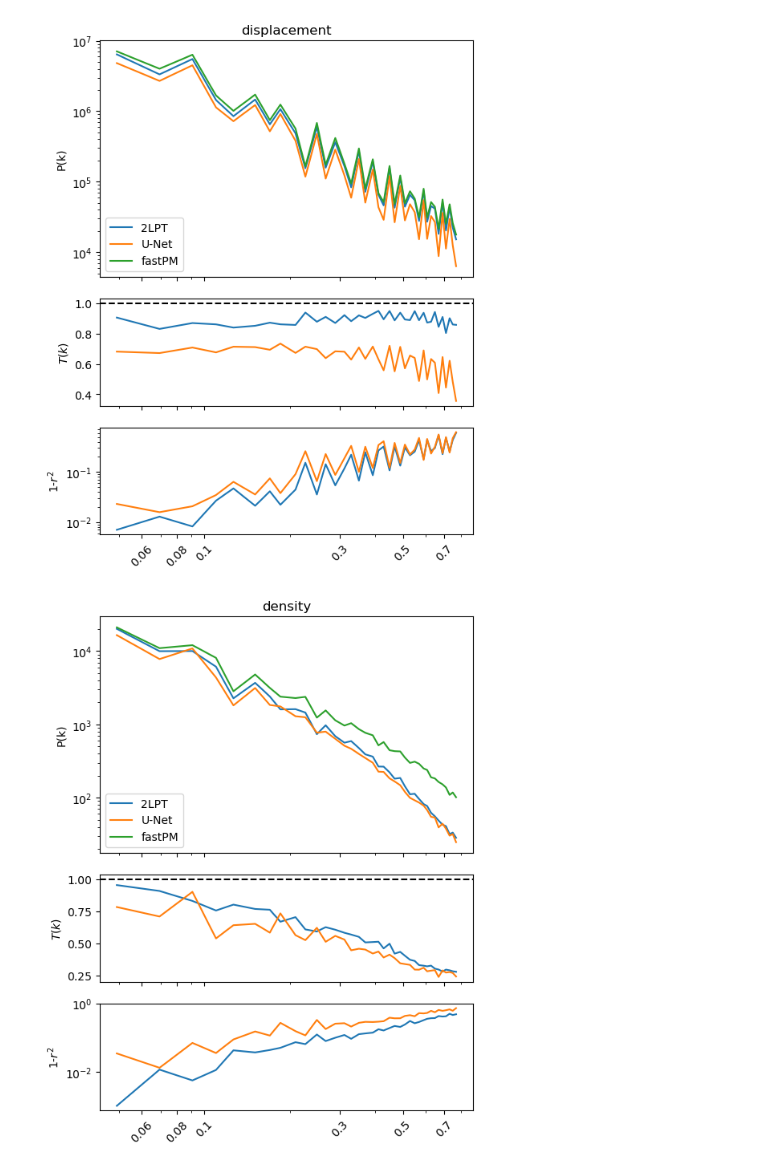
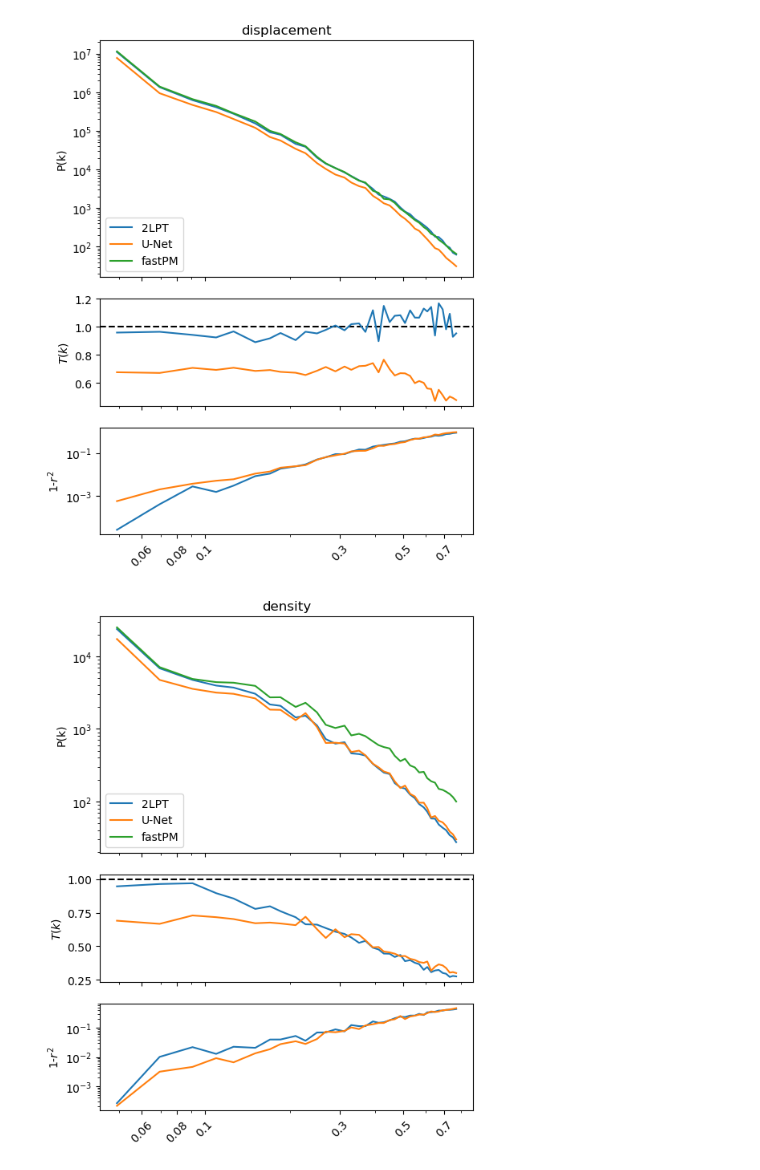
Before and after one commit to spilopelia/fyp_deeplearning, a Jupyter notebook: central_cluster_evaluation/evaluation.ipynb, the cells around one changed output. Saved outputs shown, nothing was run; the diff lists cells and outputs as text; code cells hidden in the pictures.

```diff
--- a/central_cluster_evaluation/evaluation.ipynb
+++ b/central_cluster_evaluation/evaluation.ipynb
@@ -11,12 +8,12 @@ import numpy as np
 from nbodykit.lab import FFTPower
 import matplotlib.pyplot as plt
 # %%
-fastpm_folder_name='data_collection/mlsimdata17/results-fastpm-random_seed-2084544-folder-mlsimdata17'
-za_folder_name='data_collection/mlsimdata17/results-za-random_seed-2084544-folder-mlsimdata17'
-twolpt_folder_name='data_collection/mlsimdata17/results-2lpt-random_seed-2084544-folder-mlsimdata17'
+fastpm_folder_name='data_collection/mlsimdata10/results-fastpm-random_seed-229761-folder-mlsimdata10'
+za_folder_name='data_collection/mlsimdata10/results-za-random_seed-229761-folder-mlsimdata10'
+twolpt_folder_name='data_collection/mlsimdata10/results-2lpt-random_seed-229761-folder-mlsimdata10'
 # %%
-seed='2084544'
-folder='mlsimdata17'
+seed='229761'
+folder='mlsimdata10'
 # %%
 model_path='/lustre/project/tkcastrosim/CKWan/ml/model_checkpoints/lr1e-3/best-checkpoint-epoch=45.ckpt'
 # %%
@@ -84,7 +81,7 @@ fastpm_initial_mesh = fastpm_initial_part.to_mesh(Nmesh=32,BoxSize=128)
 
 pos_initial = fastpm_initial_part['Position'].compute().reshape(32, 32, 32, 3).transpose(3, 0, 1, 2)
 
-za_displacement = np.load('/lustre/project/tkcastrosim/CKWan/fastpm-master/mlsim/data_collection/mlsimdata_npy/'+folder+'/'+seed+'.npy')[:,:,:,6:9]
+za_displacement = np.load('/lustre/project/tkcastrosim/CKWan/fastpm-master/mlsim/data_collection/mlsimdata_npy2/'+folder+'/'+seed+'.npy')[:,:,:,6:9]
 za_tensor = torch.tensor(za_displacement, dtype=torch.float32).permute(3, 0, 1, 2).unsqueeze(0)
 
 from model1021 import Lpt2NbodyNetLightning
@@ -252,33 +249,33 @@ def plot_pow(k,powNbody,powLPT,powRecon,LxN,RxN,title):
 # %%
 %matplotlib inline
 import torch
 
 fastpm_initial_part = BigFileCatalog('/lustre/project/tkcastrosim/CKWan/fastpm-master/mlsim/'+fastpm_folder_name+'/fastpm_0.0099', dataset='1/', header='Header')
 fastpm_initial_mesh = fastpm_initial_part.to_mesh(Nmesh=32,BoxSize=128)
 
 pos_initial = fastpm_initial_part['Position'].compute().reshape(32, 32, 32, 3).transpose(3, 0, 1, 2)
 
-za_displacement = np.load('/lustre/project/tkcastrosim/CKWan/fastpm-master/mlsim/data_collection/mlsimdata_npy/'+folder+'/'+seed+'.npy')[:,:,:,6:9]
-twolpt_displacement = np.load('/lustre/project/tkcastrosim/CKWan/fastpm-master/mlsim/data_collection/mlsimdata_npy/'+folder+'/'+seed+'.npy')[:,:,:,3:6]
-fastpm_displacement = np.load('/lustre/project/tkcastrosim/CKWan/fastpm-master/mlsim/data_collection/mlsimdata_npy/'+folder+'/'+seed+'.npy')[:,:,:,0:3]
+za_displacement = np.load('/lustre/project/tkcastrosim/CKWan/fastpm-master/mlsim/data_collection/mlsimdata_npy2/'+folder+'/'+seed+'.npy')[:,:,:,6:9]
+twolpt_displacement = np.load('/lustre/project/tkcastrosim/CKWan/fastpm-master/mlsim/data_collection/mlsimdata_npy2/'+folder+'/'+seed+'.npy')[:,:,:,3:6]
+fastpm_displacement = np.load('/lustre/project/tkcastrosim/CKWan/fastpm-master/mlsim/data_collection/mlsimdata_npy2/'+folder+'/'+seed+'.npy')[:,:,:,0:3]
 za_tensor = torch.tensor(za_displacement, dtype=torch.float32).permute(3, 0, 1, 2).unsqueeze(0)
 
 from model1021 import Lpt2NbodyNetLightning
 model = Lpt2NbodyNetLightning.load_from_checkpoint(model_path)
 model.eval()
 unet_displacement = model(za_tensor)
 
 unet_displacement = unet_displacement.squeeze(0).permute(1, 2, 3, 0).detach().numpy()
 
 k,powNbody,powLPT,powRecon,powLPTxNbody,powReconxNbody = getPow_ave(test=unet_displacement,LPT=twolpt_displacement,Nbody=fastpm_displacement,d=1)
 plot_pow(k,powNbody,powLPT,powRecon,powLPTxNbody,powReconxNbody,'displacement')
 # %% [output]
-[figure, old version]
+[figure, new version]
 # %%
 k,powNbody,powLPT,powRecon,powLPTxNbody,powReconxNbody = getPow_ave(test=unet_displacement,LPT=za_displacement,Nbody=fastpm_displacement,d=0)
 plot_pow(k,powNbody,powLPT,powRecon,powLPTxNbody,powReconxNbody,'density')
 # %% [output]
-[figure, old version]
+[figure, new version]
 # %%
 import torch
 
```
Also changed, not shown: parts of 12 cells of this notebook.
